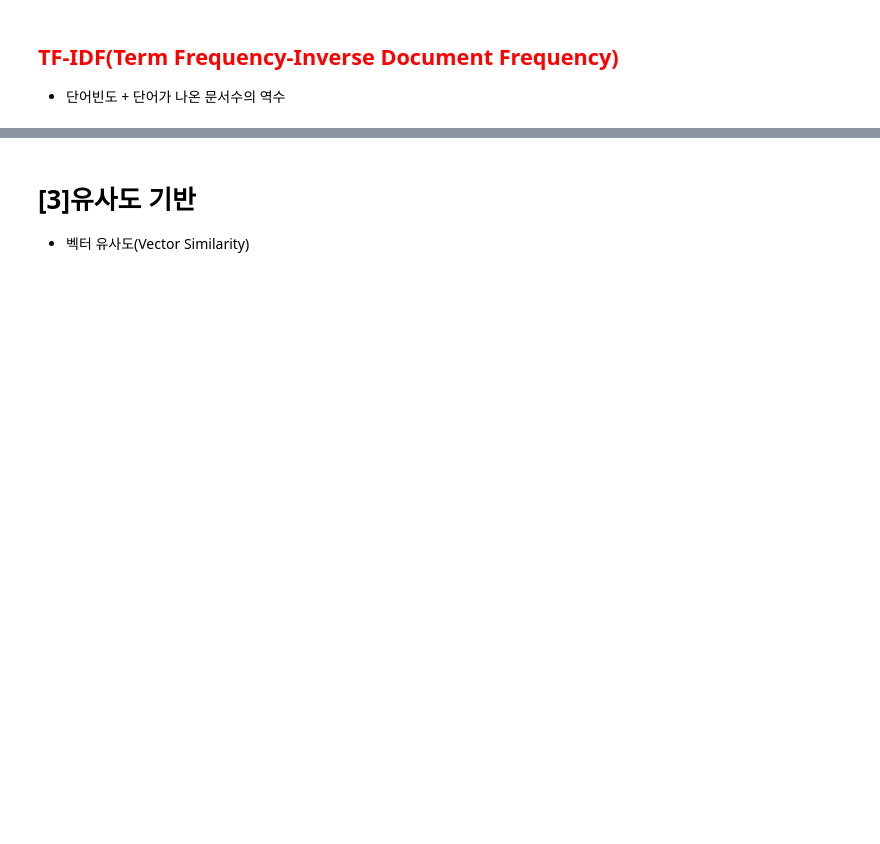
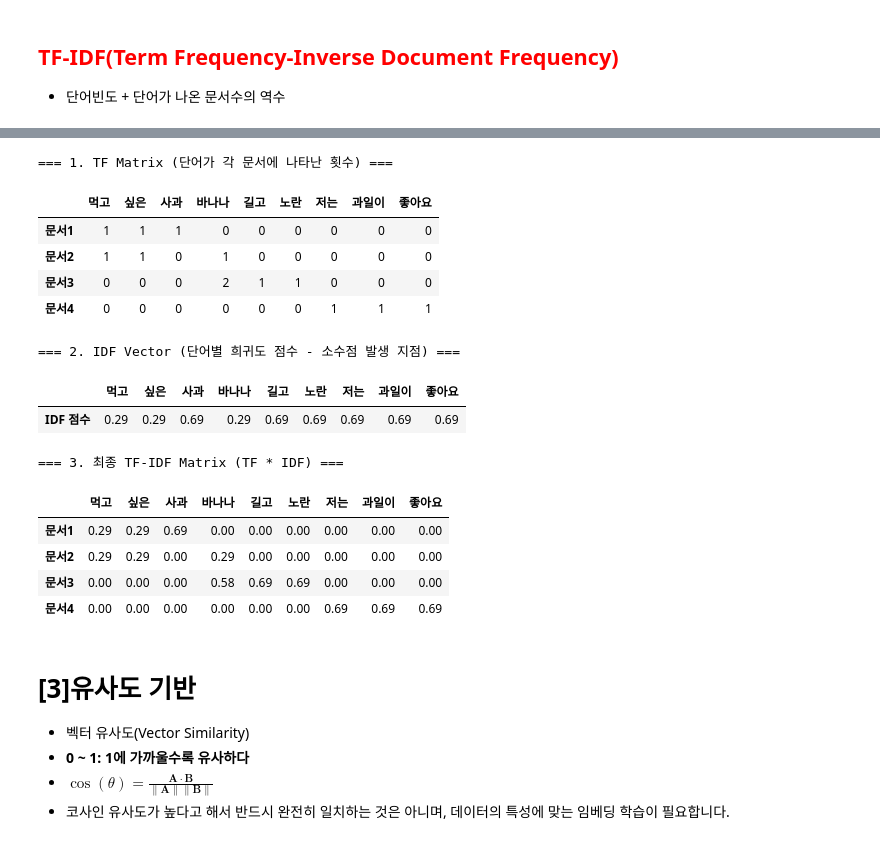
Before and after one commit to han00jh/DL-Study, a Jupyter notebook: LLM/lec02_카운트기반_.ipynb, the cells around one changed output, grey strips where cells are left out. Drawn from its saved outputs; the diff is of its cells as text; code cells hidden in the pictures; blank space fills up the shorter version.

```diff
--- a/LLM/lec02_카운트기반_.ipynb
+++ b/LLM/lec02_카운트기반_.ipynb
@@ -113,3 +288,49 @@ OrderedDict([('나는', 1), ('오늘', 2), ('친구랑', 1), ('학교에', 1), (
+# %%
+import pandas as pd
+import numpy as np
+
+# 1. TF (단어 빈도) 데이터프레임
+# wcnt_list를 행렬로 변환한 것이 TF입니다.
+tf_matrix = np.array(wcnt_list).reshape(4, -1)
+df_tf = pd.DataFrame(tf_matrix, columns=list(vocab), index=[f'문서{i+1}' for i in range(4)])
+
+# 2. IDF (역문서 빈도) 데이터프레임
+# dcnt_list는 단어별 점수이므로 1행짜리 표로 만듭니다.
+idf_vector = np.array(dcnt_list)
+df_idf = pd.DataFrame([idf_vector], columns=list(vocab), index=['IDF 점수'])
+
+# --- 스타일 적용 출력 ---
+
+print("=== 1. TF Matrix (단어가 각 문서에 나타난 횟수) ===")
+display(df_tf.style.background_gradient(cmap='Greens', axis=None).format("{:.0f}"))
+
+print("\n=== 2. IDF Vector (단어별 희귀도 점수 - 소수점 발생 지점) ===")
+display(df_idf.style.background_gradient(cmap='Blues', axis=None).format("{:.2f}"))
+
+print("\n=== 3. 최종 TF-IDF Matrix (TF * IDF) ===")
+# 이미지에 있던 최종 결과 코드
+tfidf_matrix = tf_matrix * idf_vector
+df_tfidf = pd.DataFrame(tfidf_matrix, columns=list(vocab), index=[f'문서{i+1}' for i in range(4)])
+display(df_tfidf.style.background_gradient(cmap='YlOrRd', axis=None).format("{:.2f}"))
+# %% [output]
+=== 1. TF Matrix (단어가 각 문서에 나타난 횟수) ===
+|  | 먹고 | 싶은 | 사과 | 바나나 | 길고 | 노란 | 저는 | 과일이 | 좋아요 |
+| 문서1 | 1 | 1 | 1 | 0 | 0 | 0 | 0 | 0 | 0 |
+| 문서2 | 1 | 1 | 0 | 1 | 0 | 0 | 0 | 0 | 0 |
+| 문서3 | 0 | 0 | 0 | 2 | 1 | 1 | 0 | 0 | 0 |
+| 문서4 | 0 | 0 | 0 | 0 | 0 | 0 | 1 | 1 | 1 |
+=== 2. IDF Vector (단어별 희귀도 점수 - 소수점 발생 지점) ===
+|  | 먹고 | 싶은 | 사과 | 바나나 | 길고 | 노란 | 저는 | 과일이 | 좋아요 |
+| IDF 점수 | 0.29 | 0.29 | 0.69 | 0.29 | 0.69 | 0.69 | 0.69 | 0.69 | 0.69 |
+=== 3. 최종 TF-IDF Matrix (TF * IDF) ===
+|  | 먹고 | 싶은 | 사과 | 바나나 | 길고 | 노란 | 저는 | 과일이 | 좋아요 |
+| 문서1 | 0.29 | 0.29 | 0.69 | 0.00 | 0.00 | 0.00 | 0.00 | 0.00 | 0.00 |
+| 문서2 | 0.29 | 0.29 | 0.00 | 0.29 | 0.00 | 0.00 | 0.00 | 0.00 | 0.00 |
+| 문서3 | 0.00 | 0.00 | 0.00 | 0.58 | 0.69 | 0.69 | 0.00 | 0.00 | 0.00 |
+| 문서4 | 0.00 | 0.00 | 0.00 | 0.00 | 0.00 | 0.00 | 0.69 | 0.69 | 0.69 |
 # %% [markdown]
 # <b>[3]유사도  기반
 * 벡터 유사도(Vector Similarity)
+* <b> 0 ~ 1: 1에 가까울수록 유사하다
+* $\cos(\theta) = \frac{\mathbf{A} \cdot \mathbf{B}}{\|\mathbf{A}\| \|\mathbf{B}\|}$
+* 코사인 유사도가 높다고 해서 반드시 완전히 일치하는 것은 아니며, 데이터의 특성에 맞는 임베딩 학습이 필요합니다.
```
Also changed, not shown: parts of 28 cells of this notebook, 4 other files.
